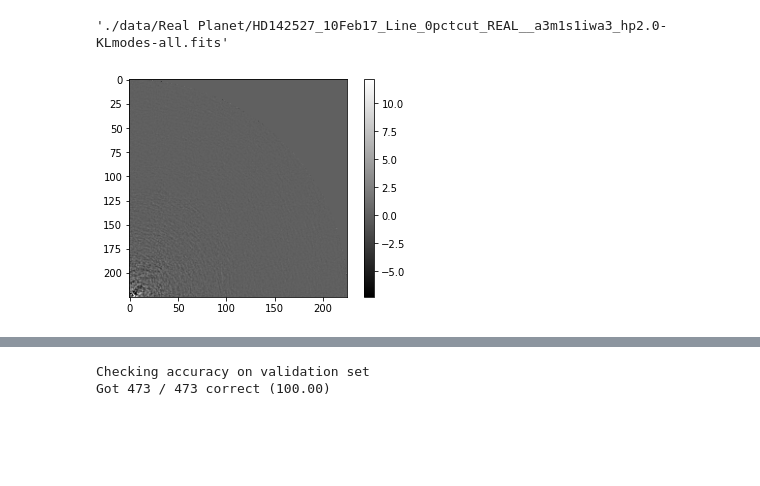
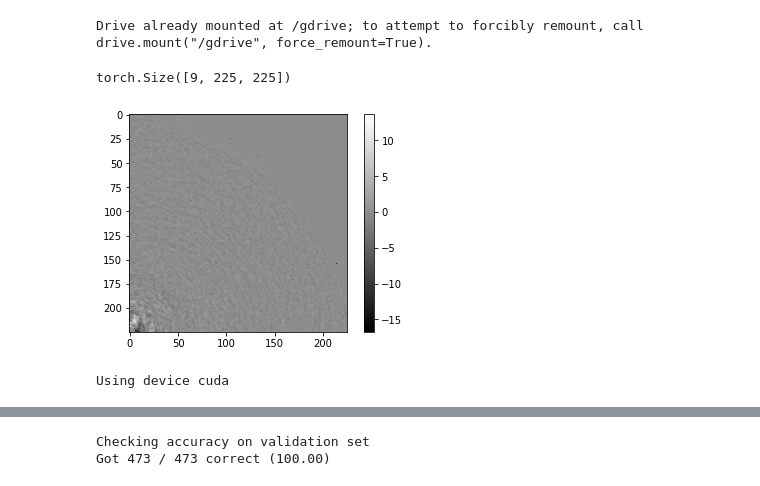
Before and after one commit to austrian-code-wizard/exo-hunt, a Jupyter notebook: train.ipynb, the cells around one changed output, grey strips where cells are left out. Drawn from its saved outputs; the diff is of its cells as text; code cells hidden in the pictures; blank space fills up the shorter version.

```diff
--- a/train.ipynb
+++ b/train.ipynb
@@ -7,14 +7,47 @@ import torch.nn as nn
 import torch.optim as optim
 from astropy.io import fits
 import torch.nn.functional as F
+# %%
+from google.colab import drive
+drive.mount('/gdrive')
+# %% [output]
+Drive already mounted at /gdrive; to attempt to forcibly remount, call drive.mount("/gdrive", force_remount=True).
 # %%
+from tqdm import tqdm
+import random
+
 # Load and split images
-DATA_DIR = "./data/Real Planet/"
+DATA_DIR1 = "/gdrive/MyDrive/Planet Catchers/Temp Planet"
+DATA_DIR2 = "/gdrive/MyDrive/Planet Catchers/Temp Planets"
 
 X = []
+y = []
 
+labels = {
+    "HD142527_11Apr13": [1, 0, 0, 0],
+    "HD142527_8Apr14_long": [1, 0, 0, 0],
+    "HD142527_8Apr14_short": [1, 0, 0, 0],
+    "HD142527_15May15": [1, 0, 0, 0],
+    "HD142527_16May15": [1, 0, 0, 0],
+    "HD142527_18May15": [1, 0, 0, 0],
+    "HD142527_10Feb17": [0, 0, 1, 0],
+    "HD142527_27Apr18": [0, 0, 1, 0],
+    "PDS70_8Feb17": [1, 0, 0, 1],
+    "PDS70_2May18": [1, 0, 0, 1],
+    "PDS70_3May18": [1, 0, 0, 1],
+}
+
+i = 0
 img = None
-for fpath in glob.glob(f"{DATA_DIR}/*.fits"):
+files = list(glob.glob(f"{DATA_DIR1}/*.fits")) + list(glob.glob(f"{DATA_DIR2}/*.fits"))
+random.shuffle(files)
+files = files[0:500]
+num_files = len(files)
+for fpath in tqdm(files):
+    if "_" not in fpath or "/" not in fpath:
+      continue
+    if "_".join(fpath.split("/")[-1].split("_")[0:2]) not in labels:
+      continue
     data = fits.getdata(fpath)
     img = torch.from_numpy(data.astype(np.float32))
     img = torch.nan_to_num(img)
@@ -29,22 +62,25 @@ for fpath in glob.glob(f"{DATA_DIR}/*.fits"):
         megasplit.append(split2[0])
         megasplit.append(split2[1])
     X += megasplit
+    y += labels["_".join(fpath.split("/")[-1].split("_")[0:2])]
 
-y = torch.tensor([0, 0, 1, 0] * (len(X) // 4))
+# Order will be: top left, bottom left, top right, bottom right
+
+y = torch.tensor(y)
-# %%
-fpath
-# %% [output]
-'./data/Real Planet/HD142527_10Feb17_Line_0pctcut_REAL__a3m1s1iwa3_hp2.0-KLmodes-all.fits'
+# %%
+X[1].shape
+# %% [output]
+torch.Size([9, 225, 225])
 # %%
 # Visualizing as sanity check
 import matplotlib.pyplot as plt
 
 plt.figure()
-plt.imshow(torch.split(X[2], 1, dim=0)[7].transpose(0, 2), cmap='gray')
+plt.imshow(torch.split(X[2], 1, dim=0)[7].transpose(0, 2).squeeze(), cmap='gray')
 plt.colorbar()
 plt.show()
 # %% [output]
-[figure, old version]
+[figure, new version]
 # %%
 # Randomize orientations
 import random
@@ -84,6 +120,9 @@ if USE_GPU and torch.cuda.is_available():
     device = torch.device('cuda')
 else:
     device = torch.device('cpu')
+print(f"Using device {device}")
+# %% [output]
+Using device cuda
 # %%
 def check_accuracy(dataset, model):
     loader = DataLoader(dataset, batch_size=64, shuffle=True)
```
Also changed, not shown: parts of 4 cells of this notebook.
